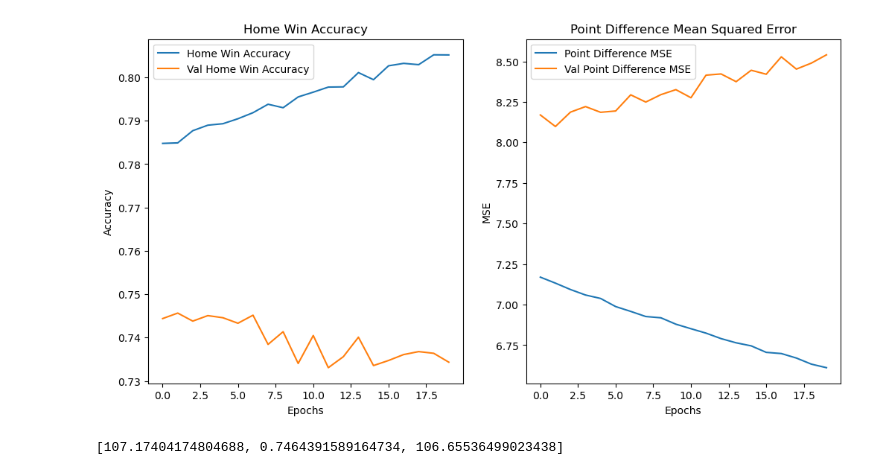
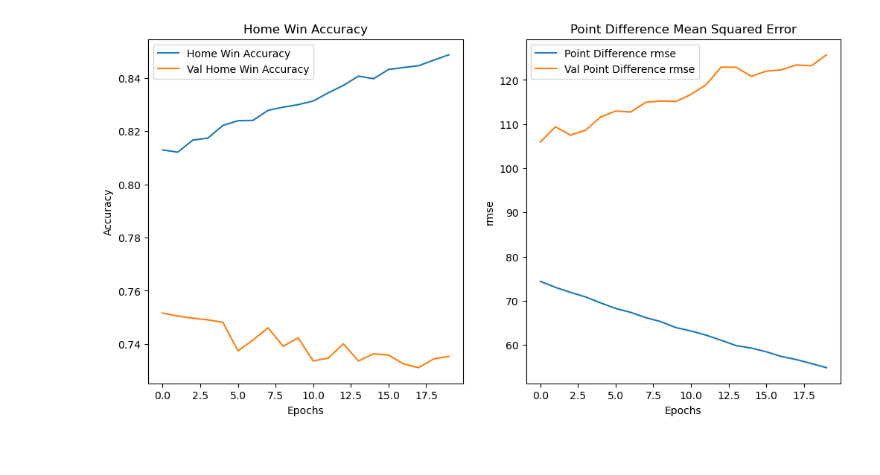
Before and after one commit to gari715135/deep-learning-intro-course, a Jupyter notebook: sample_projects/nba/nba.ipynb, the cells around one changed output. Drawn from its saved outputs; the diff is of its cells as text; code cells hidden in the pictures.

```diff
--- a/sample_projects/nba/nba.ipynb
+++ b/sample_projects/nba/nba.ipynb
@@ -173,6 +235,8 @@ import tensorflow as tf
 from tensorflow.keras.models import Model
 from tensorflow.keras.layers import Input, Dense, Concatenate, Normalization
 from tensorflow.keras.utils import plot_model
+
+tf.keras.backend.clear_session()
 
 train_df = final_df.copy()
 
@@ -203,12 +267,13 @@ concatenated = Concatenate()([norm_home, norm_away])
 dense1 = Dense(128, activation='relu')(concatenated)
 dense2 = Dense(64, activation='relu')(dense1)
 dense3 = Dense(32, activation='relu')(dense2)
+dense4 = Dense(16, activation='relu')(dense3)
 
 # Output layer for binary classification (Home win or not)
-output_home_win = Dense(1, activation='sigmoid', name="home_win")(dense3)
+output_home_win = Dense(1, activation='sigmoid', name="home_win")(dense4)
 
 # Output layer for regression (Point difference)
-output_point_diff = Dense(1, name="point_diff")(dense3)
+output_point_diff = Dense(1, name="point_diff")(dense4)
 
 # Create the model
 model = Model(inputs=[home_input, away_input], outputs=[output_home_win, output_point_diff])
@@ -216,11 +281,8 @@ model = Model(inputs=[home_input, away_input], outputs=[output_home_win, output_
 # Compile the model
 model.compile(optimizer='adam',
               loss={'home_win': 'binary_crossentropy', 'point_diff': 'mean_squared_error'},
-              metrics={'home_win': 'accuracy', 'point_diff': 'mae'})
-
-# Model summary
-model.summary()
+              metrics={'home_win': 'accuracy', 'point_diff': 'mse'})
 
 # Visualize the model structure
-plot_model(model, show_shapes=True, show_layer_names=True)
+plot_model(model, show_shapes=True, show_layer_names=True, dpi=75)
 # %% [output]
@@ -286,11 +327,11 @@ def plot_history(history):
     plt.legend()
 
     plt.subplot(1, 2, 2)
-    plt.plot(history.history['point_diff_mae'], label='Point Difference MSE')
-    plt.plot(history.history['val_point_diff_mae'], label='Val Point Difference MSE')
+    plt.plot(history.history['point_diff_mse'], label='Point Difference rmse')
+    plt.plot(history.history['val_point_diff_mse'], label='Val Point Difference rmse')
     plt.title('Point Difference Mean Squared Error')
     plt.xlabel('Epochs')
-    plt.ylabel('MSE')
+    plt.ylabel('rmse')
     plt.legend()
 
     plt.show()
@@ -317,5 +358 @@ Epoch 20/20
-[figure, old version]
+[figure, new version]
-# %%
-test_results
-# %% [output]
-[107.17404174804688, 0.7464391589164734, 106.65536499023438]
```
Also changed, not shown: parts of 16 cells of this notebook, 6 other files.
